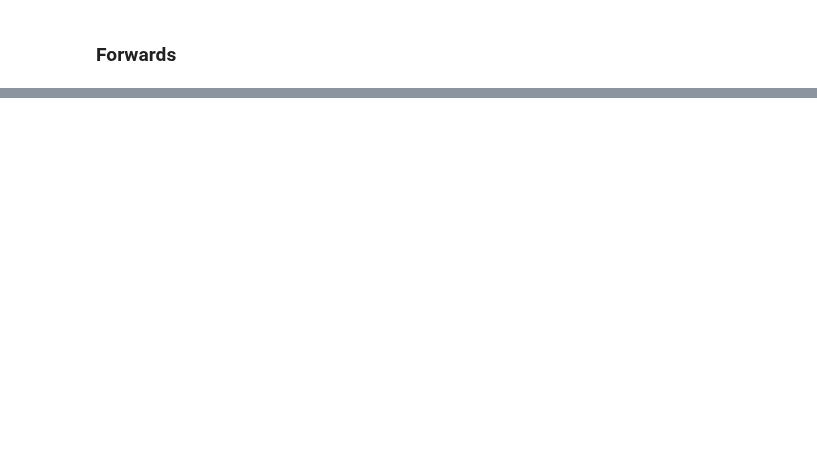
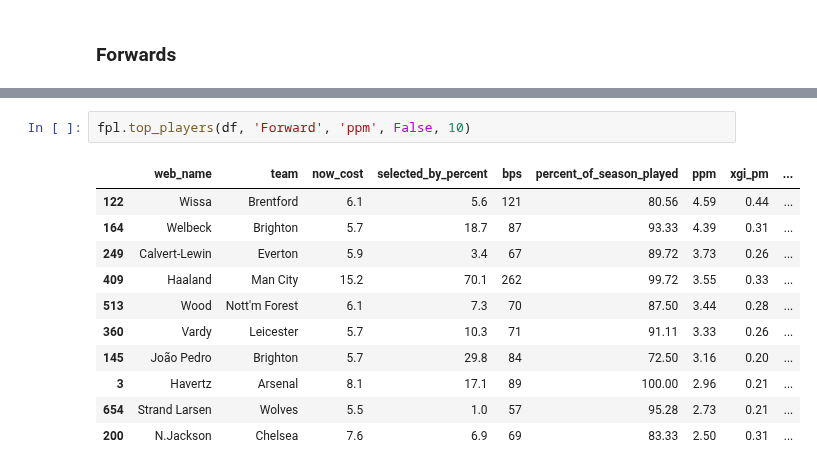
Before and after one commit to rio-v/FPL_24_25, a Jupyter notebook: pre_gw5.ipynb, the cells around one changed output, grey strips where cells are left out. Saved outputs shown, nothing was run; the diff lists cells and outputs as text; blank space fills up the shorter version.

Commit message:
top forwards by ppm

```diff
--- a/pre_gw5.ipynb
+++ b/pre_gw5.ipynb
@@ -353,0 +354,14 @@ fpl.top_players(df, 'Forward', 'xgi_pm', False, 10)
+# %%
+fpl.top_players(df, 'Forward', 'ppm', False, 10)
+# %% [output]
+|  | web_name | team | now_cost | selected_by_percent | bps | percent_of_season_played | ppm | xgi_pm | ... |
+| 122 | Wissa | Brentford | 6.1 | 5.6 | 121 | 80.56 | 4.59 | 0.44 | ... |
+| 164 | Welbeck | Brighton | 5.7 | 18.7 | 87 | 93.33 | 4.39 | 0.31 | ... |
+| 249 | Calvert-Lewin | Everton | 5.9 | 3.4 | 67 | 89.72 | 3.73 | 0.26 | ... |
+| 409 | Haaland | Man City | 15.2 | 70.1 | 262 | 99.72 | 3.55 | 0.33 | ... |
+| 513 | Wood | Nott'm Forest | 6.1 | 7.3 | 70 | 87.50 | 3.44 | 0.28 | ... |
+| 360 | Vardy | Leicester | 5.7 | 10.3 | 71 | 91.11 | 3.33 | 0.26 | ... |
+| 145 | João Pedro | Brighton | 5.7 | 29.8 | 84 | 72.50 | 3.16 | 0.20 | ... |
+| 3 | Havertz | Arsenal | 8.1 | 17.1 | 89 | 100.00 | 2.96 | 0.21 | ... |
+| 654 | Strand Larsen | Wolves | 5.5 | 1.0 | 57 | 95.28 | 2.73 | 0.21 | ... |
+| 200 | N.Jackson | Chelsea | 7.6 | 6.9 | 69 | 83.33 | 2.50 | 0.31 | ... |
```
Also changed, not shown: parts of 11 cells of this notebook.
